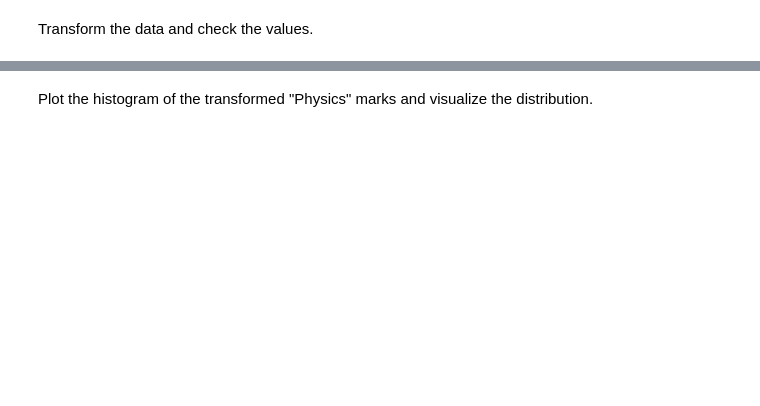
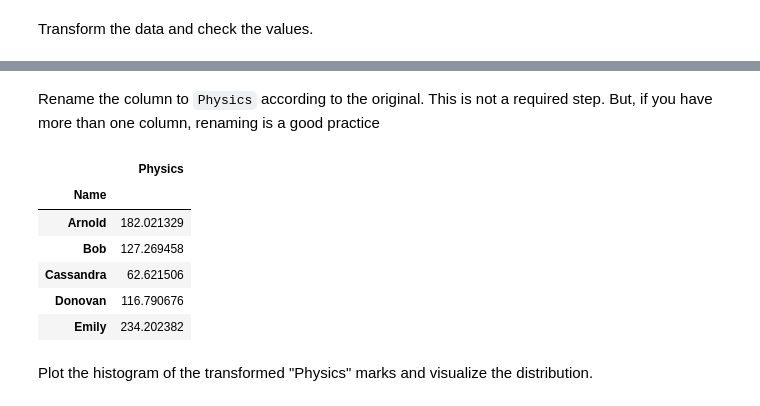
Before and after one commit to CertifaiAI/data-science-fundamentals, a Jupyter notebook: solution/02-0_Data Exploration and Data Transformation.ipynb, the cells around one changed output, grey strips where cells are left out. Saved outputs shown, nothing was run; the diff lists cells and outputs as text; code cells hidden in the pictures; blank space fills up the shorter version.

````diff
--- a/solution/02-0_Data Exploration and Data Transformation.ipynb
+++ b/solution/02-0_Data Exploration and Data Transformation.ipynb
@@ -92,3 +230,16 @@ df_new.head()
+# %% [markdown]
+Rename the column to ```Physics``` according to the original. This is not a required step. But, if you have more than one column, renaming is a good practice
+# %%
+df_new.rename(columns={0: "Physics"}, inplace=True)
+df_new.head()
+# %% [output]
+|  | Physics |
+| Name |  |
+| Arnold | 182.021329 |
+| Bob | 127.269458 |
+| Cassandra | 62.621506 |
+| Donovan | 116.790676 |
+| Emily | 234.202382 |
 # %% [markdown]
 Plot the histogram of the transformed "Physics" marks and visualize the distribution.
 # %%
````
Also changed, not shown: parts of 46 cells of this notebook, 1 other file.
